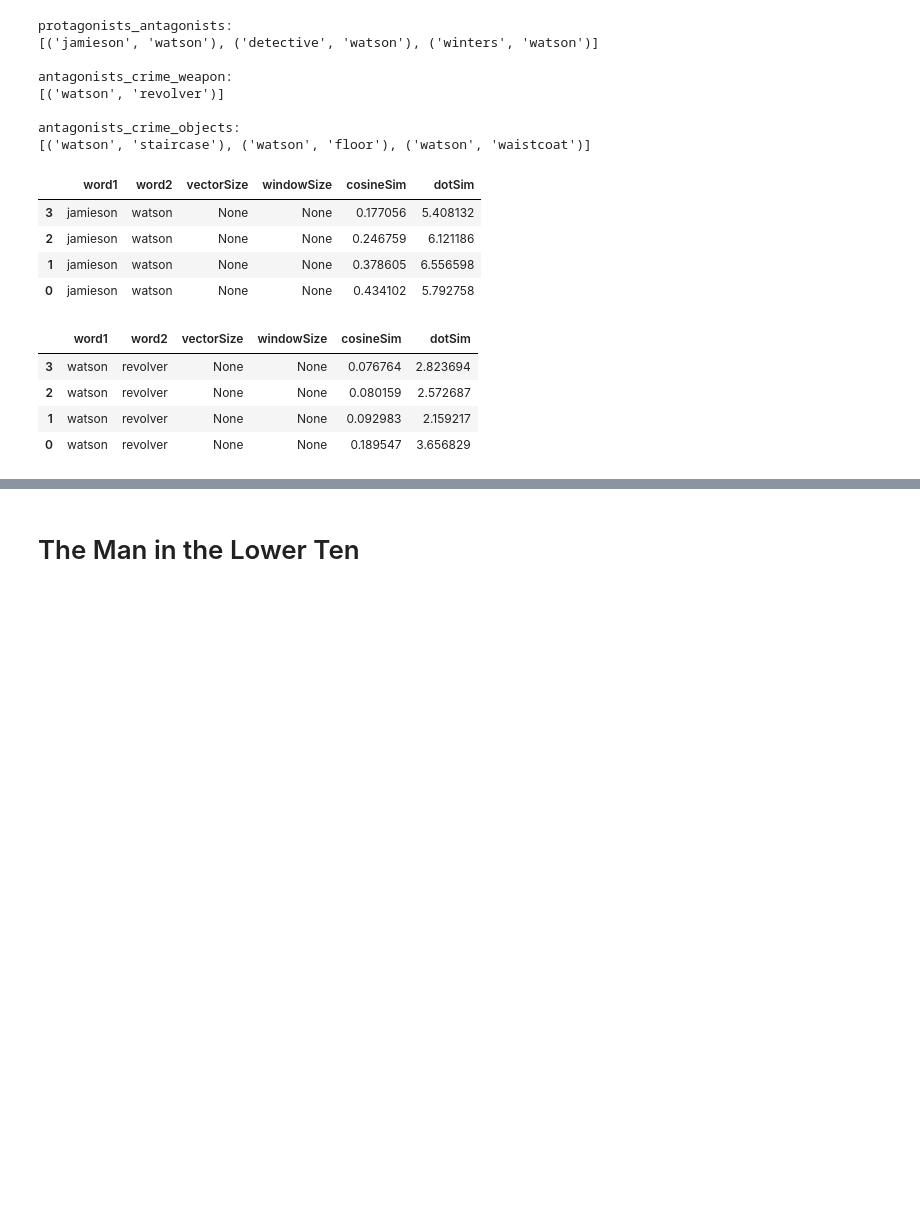
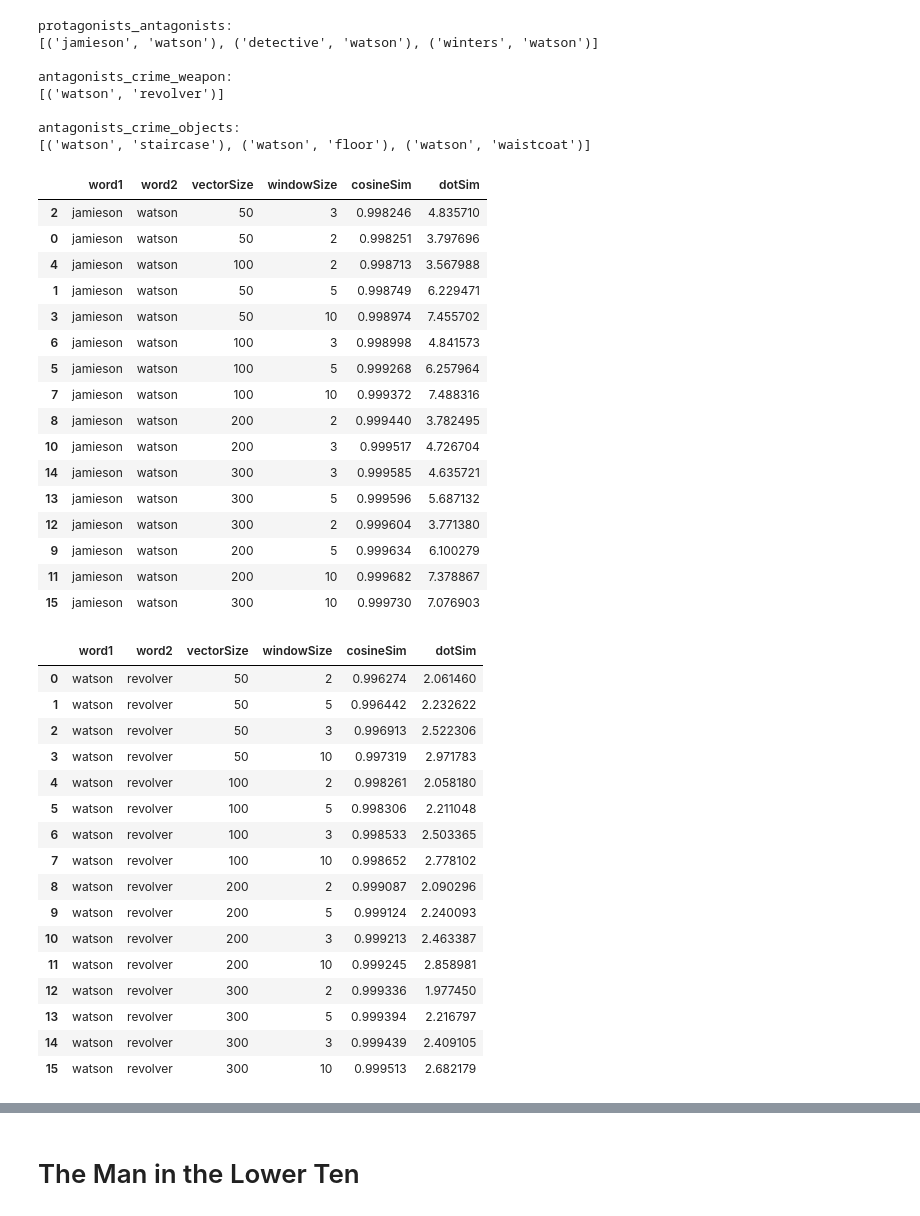
Before and after one commit to NLPaladins/rinehartAnalysis_wordVectors, a Jupyter notebook: main.ipynb, the cells around one changed output, grey strips where cells are left out. Cells and saved outputs as stored; diff of their text form; code cells hidden in the pictures; blank space fills up the shorter version.

```diff
--- a/main.ipynb
+++ b/main.ipynb
@@ -241,18 +238,42 @@ protag_antag_dists = pd.read_pickle(f"data{os.sep}The_Circular_Staircase__protag
 antag_crime_weap_dists = pd.read_pickle(f"data{os.sep}The_Circular_Staircase__antag_crime_weap_dists.pkl")
 antag_crime_obj_dists = pd.read_pickle(f"data{os.sep}The_Circular_Staircase__antag_crime_obj_dists.pkl")
 # %%
-display(protag_antag_dists.sort_values(['cosineSim', 'dotSim']).head())
-display(antag_crime_weap_dists.sort_values(['cosineSim', 'dotSim']).head())
-display(antag_crime_obj_dists.sort_values(['cosineSim', 'dotSim']).head())
+display(protag_antag_dists.sort_values(['cosineSim', 'dotSim']))
+display(antag_crime_weap_dists.sort_values(['cosineSim', 'dotSim']))
+display(antag_crime_obj_dists.sort_values(['cosineSim', 'dotSim']))
 # %% [output]
 |  | word1 | word2 | vectorSize | windowSize | cosineSim | dotSim |
-| 3 | jamieson | watson | None | None | 0.177056 | 5.408132 |
-| 2 | jamieson | watson | None | None | 0.246759 | 6.121186 |
-| 1 | jamieson | watson | None | None | 0.378605 | 6.556598 |
-| 0 | jamieson | watson | None | None | 0.434102 | 5.792758 |
+| 2 | jamieson | watson | 50 | 3 | 0.998246 | 4.835710 |
+| 0 | jamieson | watson | 50 | 2 | 0.998251 | 3.797696 |
+| 4 | jamieson | watson | 100 | 2 | 0.998713 | 3.567988 |
+| 1 | jamieson | watson | 50 | 5 | 0.998749 | 6.229471 |
+| 3 | jamieson | watson | 50 | 10 | 0.998974 | 7.455702 |
+| 6 | jamieson | watson | 100 | 3 | 0.998998 | 4.841573 |
+| 5 | jamieson | watson | 100 | 5 | 0.999268 | 6.257964 |
+| 7 | jamieson | watson | 100 | 10 | 0.999372 | 7.488316 |
+| 8 | jamieson | watson | 200 | 2 | 0.999440 | 3.782495 |
+| 10 | jamieson | watson | 200 | 3 | 0.999517 | 4.726704 |
+| 14 | jamieson | watson | 300 | 3 | 0.999585 | 4.635721 |
+| 13 | jamieson | watson | 300 | 5 | 0.999596 | 5.687132 |
+| 12 | jamieson | watson | 300 | 2 | 0.999604 | 3.771380 |
+| 9 | jamieson | watson | 200 | 5 | 0.999634 | 6.100279 |
+| 11 | jamieson | watson | 200 | 10 | 0.999682 | 7.378867 |
+| 15 | jamieson | watson | 300 | 10 | 0.999730 | 7.076903 |
 |  | word1 | word2 | vectorSize | windowSize | cosineSim | dotSim |
-| 3 | watson | revolver | None | None | 0.076764 | 2.823694 |
-| 2 | watson | revolver | None | None | 0.080159 | 2.572687 |
-| 1 | watson | revolver | None | None | 0.092983 | 2.159217 |
-| 0 | watson | revolver | None | None | 0.189547 | 3.656829 |
+| 0 | watson | revolver | 50 | 2 | 0.996274 | 2.061460 |
+| 1 | watson | revolver | 50 | 5 | 0.996442 | 2.232622 |
+| 2 | watson | revolver | 50 | 3 | 0.996913 | 2.522306 |
+| 3 | watson | revolver | 50 | 10 | 0.997319 | 2.971783 |
+| 4 | watson | revolver | 100 | 2 | 0.998261 | 2.058180 |
+| 5 | watson | revolver | 100 | 5 | 0.998306 | 2.211048 |
+| 6 | watson | revolver | 100 | 3 | 0.998533 | 2.503365 |
+| 7 | watson | revolver | 100 | 10 | 0.998652 | 2.778102 |
+| 8 | watson | revolver | 200 | 2 | 0.999087 | 2.090296 |
+| 9 | watson | revolver | 200 | 5 | 0.999124 | 2.240093 |
+| 10 | watson | revolver | 200 | 3 | 0.999213 | 2.463387 |
+| 11 | watson | revolver | 200 | 10 | 0.999245 | 2.858981 |
+| 12 | watson | revolver | 300 | 2 | 0.999336 | 1.977450 |
+| 13 | watson | revolver | 300 | 5 | 0.999394 | 2.216797 |
+| 14 | watson | revolver | 300 | 3 | 0.999439 | 2.409105 |
+| 15 | watson | revolver | 300 | 10 | 0.999513 | 2.682179 |
 |  | word1 | word2 | vectorSize | windowSize | cosineSim | dotSim |
```
Also changed, not shown: parts of 36 cells of this notebook, 31 other files.
